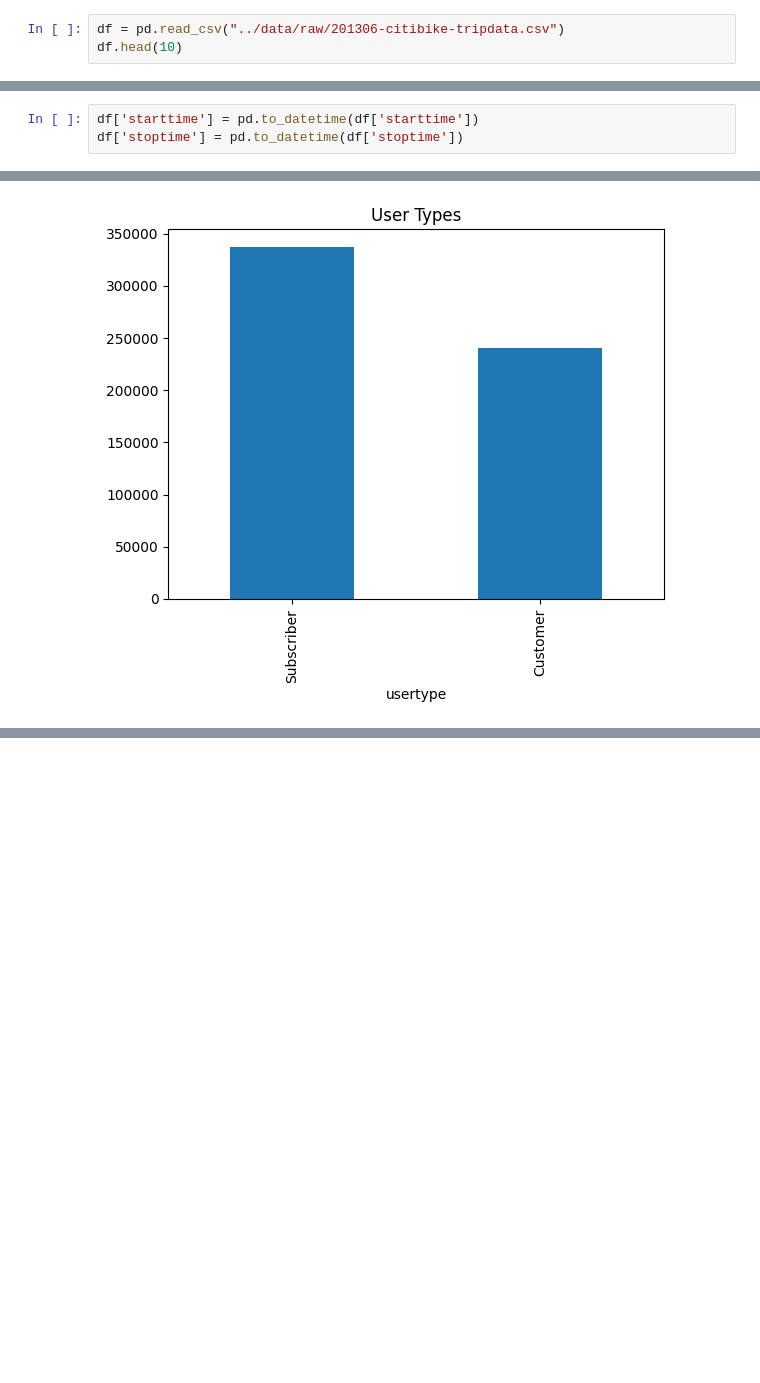
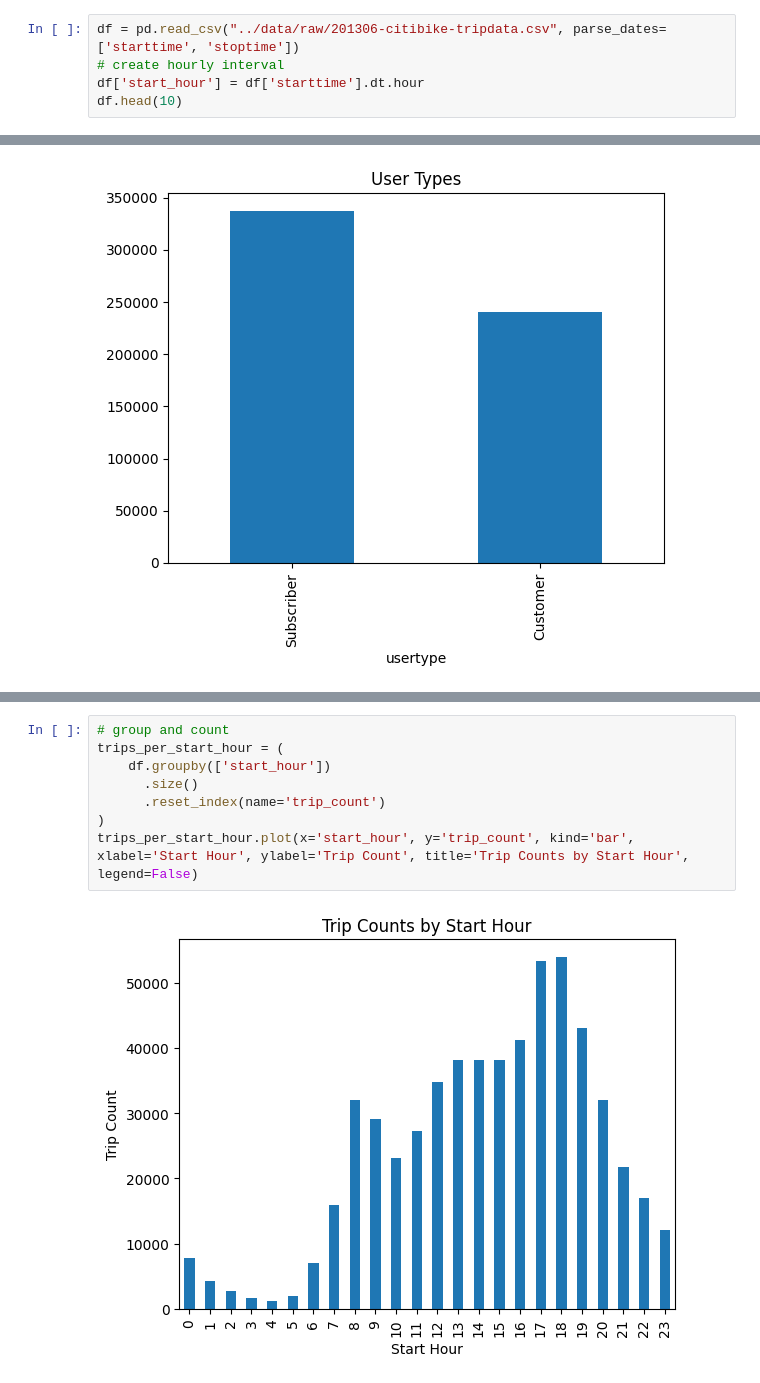
Before and after one commit to UBC-MDS/DSCI-532_2026_34_BikeShareOptimizer, a Jupyter notebook: notebooks/eda_analysis.ipynb, the cells around one changed output, grey strips where cells are left out. Cells and saved outputs as stored; diff of their text form; blank space fills up the shorter version.

Commit message:
added some plots to eda notebook
added trip counts by start hour plot
added distribution of birth years plot

```diff
--- a/notebooks/eda_analysis.ipynb
+++ b/notebooks/eda_analysis.ipynb
@@ -4,5 +6,7 @@ import matplotlib.pyplot as plt
 # %%
-df = pd.read_csv("../data/raw/201306-citibike-tripdata.csv")
+df = pd.read_csv("../data/raw/201306-citibike-tripdata.csv", parse_dates=['starttime', 'stoptime'])
+# create hourly interval
+df['start_hour'] = df['starttime'].dt.hour
 df.head(10)
 # %% [output]
 |  | tripduration | starttime | stoptime | start station id | start station name | start station latitude | ... |
@@ -48,9 +52,6 @@ df.describe()
 | 50% | 8.740000e+02 | 404.000000 | 40.734546 | -73.990741 | 403.000000 | ... |
 | 75% | 1.398000e+03 | 482.000000 | 40.749013 | -73.981948 | 482.000000 | ... |
 | max | 3.876479e+06 | 3020.000000 | 40.771522 | -73.950048 | 3020.000000 | ... |
-# %%
-df['starttime'] = pd.to_datetime(df['starttime'])
-df['stoptime'] = pd.to_datetime(df['stoptime'])
 # %%
 pd.set_option('display.max_rows', None)
 df['start station name'].value_counts()
@@ -108,3 +106,13 @@ trips_per_start_station_hour
 3097                                 E 40 St & 5 Ave          11          25
 7520                           Washington Pl & 6 Ave           5          25
 4984                         Macon St & Nostrand Ave
+# %%
+# group and count
+trips_per_start_hour = (
+    df.groupby(['start_hour'])
+      .size()
+      .reset_index(name='trip_count')
+)
+trips_per_start_hour.plot(x='start_hour', y='trip_count', kind='bar', xlabel='Start Hour', ylabel='Trip Count', title='Trip Counts by Start Hour', legend=False)
+# %% [output]
+[figure, added]
```
Also changed, not shown: parts of 4 cells of this notebook.
